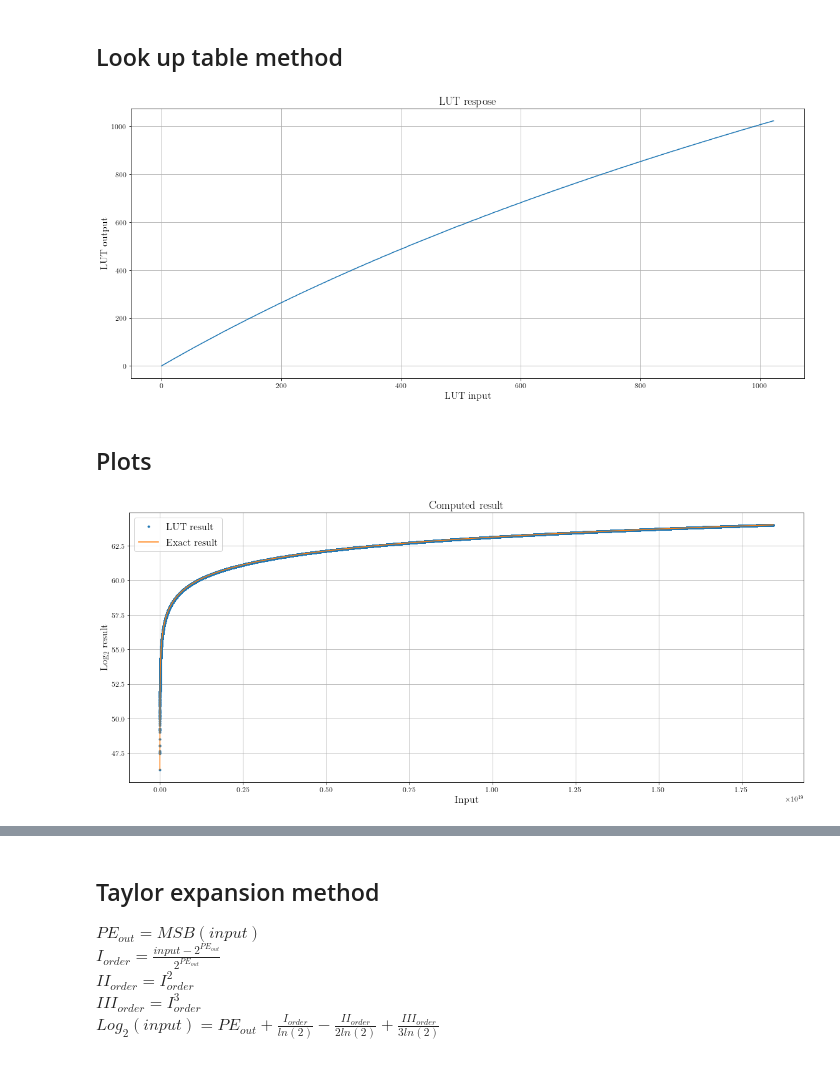
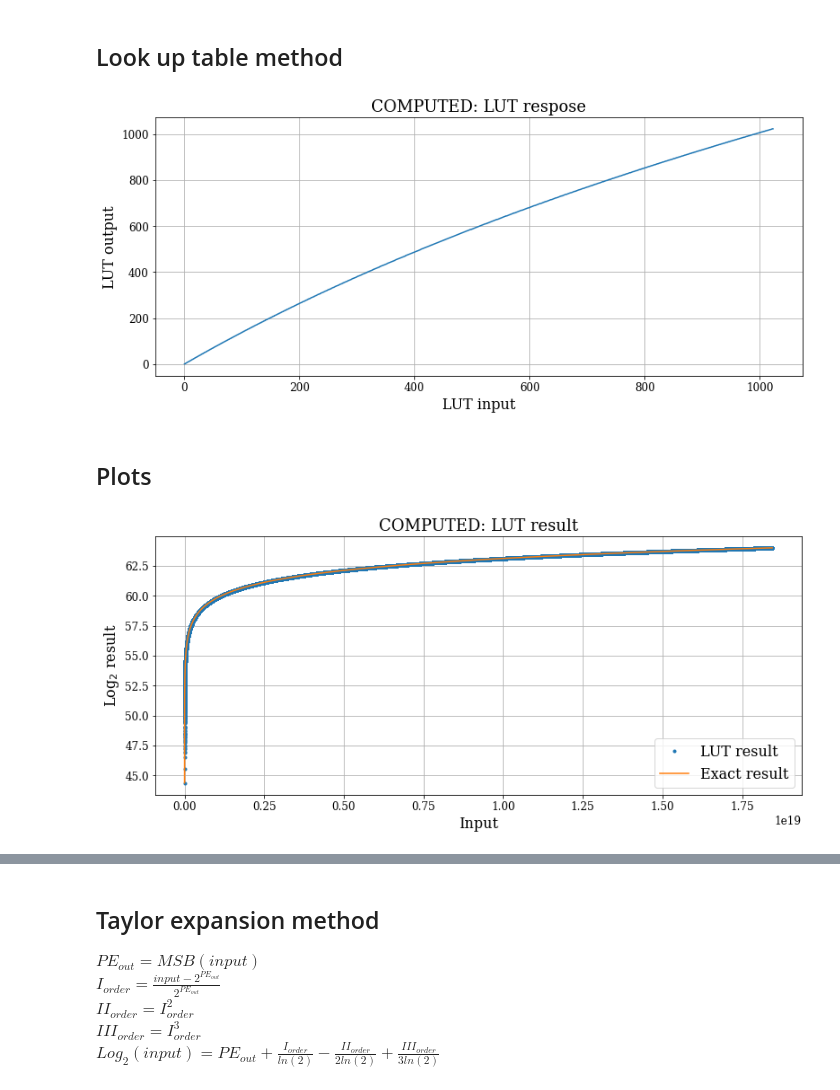
Before and after one commit to Gabriele-bot/Base2_Log, a Jupyter notebook: LOG_tests.ipynb, the cells around one changed output, grey strips where cells are left out. Drawn from its saved outputs; the diff is of its cells as text; code cells hidden in the pictures.

Commit message:
Fixed some plots and notebooks

```diff
--- a/LOG_tests.ipynb
+++ b/LOG_tests.ipynb
@@ -11,7 +11,7 @@ SAVE_PATH = USER_PATH + "/plots/"
 # %% [markdown]
 ### Settings
 # %%
-plt.rc('text', usetex=True)
+plt.rc('text', usetex=False)
 plt.rc('font', family='serif')
 plt.rc('font', size=16)          # controls default text sizes
 plt.rc('axes', titlesize=18)     # fontsize of the axes title
@@ -36,32 +36,32 @@ LUT_output = LUT_output.astype(np.int32)
 # %%
 #######################################################################
 # FIGURE
 #######################################################################
-fig = plt.figure(figsize=(15,6))
+fig = plt.figure(figsize=(10,4))
 # plt.axes(axisbelow=True)
 
 
 
 #######################################################################
 ##### TOP PANEL
 #######################################################################
 fig.add_axes((0.,0.35,1.0,1.0))
 
 
 
 plt.plot(LUT_input,LUT_output)
-plt.title('LUT respose')
+plt.title('COMPUTED: LUT respose')
 plt.xlabel('LUT input')
 plt.ylabel('LUT output')
 plt.grid(True)
 
 #######################################################################
 ##### SAVE FIGURE
 #######################################################################
 fig.savefig(SAVE_PATH + "LUT_response", bbox_inches='tight')
 #######################################################################
 
 plt.show()
 # %% [output]
-[figure, old version]
+[figure, new version]
 # %%
@@ -98,7 +98,7 @@ Error         = Exact_output - Comp_output
 #######################################################################
 # FIGURE
 #######################################################################
-fig = plt.figure(figsize=(15,6))
+fig = plt.figure(figsize=(10,4))
 # plt.axes(axisbelow=True)
 
 
@@ -111,7 +111,7 @@ fig.add_axes((0.,0.35,1.0,1.0))
 
 plt.plot(Test_input    , Comp_output     , '.',label="LUT result  ")
 plt.plot(Test_input_ord, Exact_output_ord,     label="Exact result")
-plt.title('Computed result')
+plt.title('COMPUTED: LUT result')
 plt.xlabel('Input')
 plt.ylabel('Log$_2$ result')
 plt.grid(True)
@@ -125,7 +125,7 @@ fig.savefig(SAVE_PATH + "LUT_LOG_out", bbox_inches='tight')
 
 plt.show()
 # %% [output]
-[figure, old version]
+[figure, new version]
 # %%
 # Error distribution
 #######################################################################
```
Also changed, not shown: parts of 5 cells of this notebook, 14 other files.
